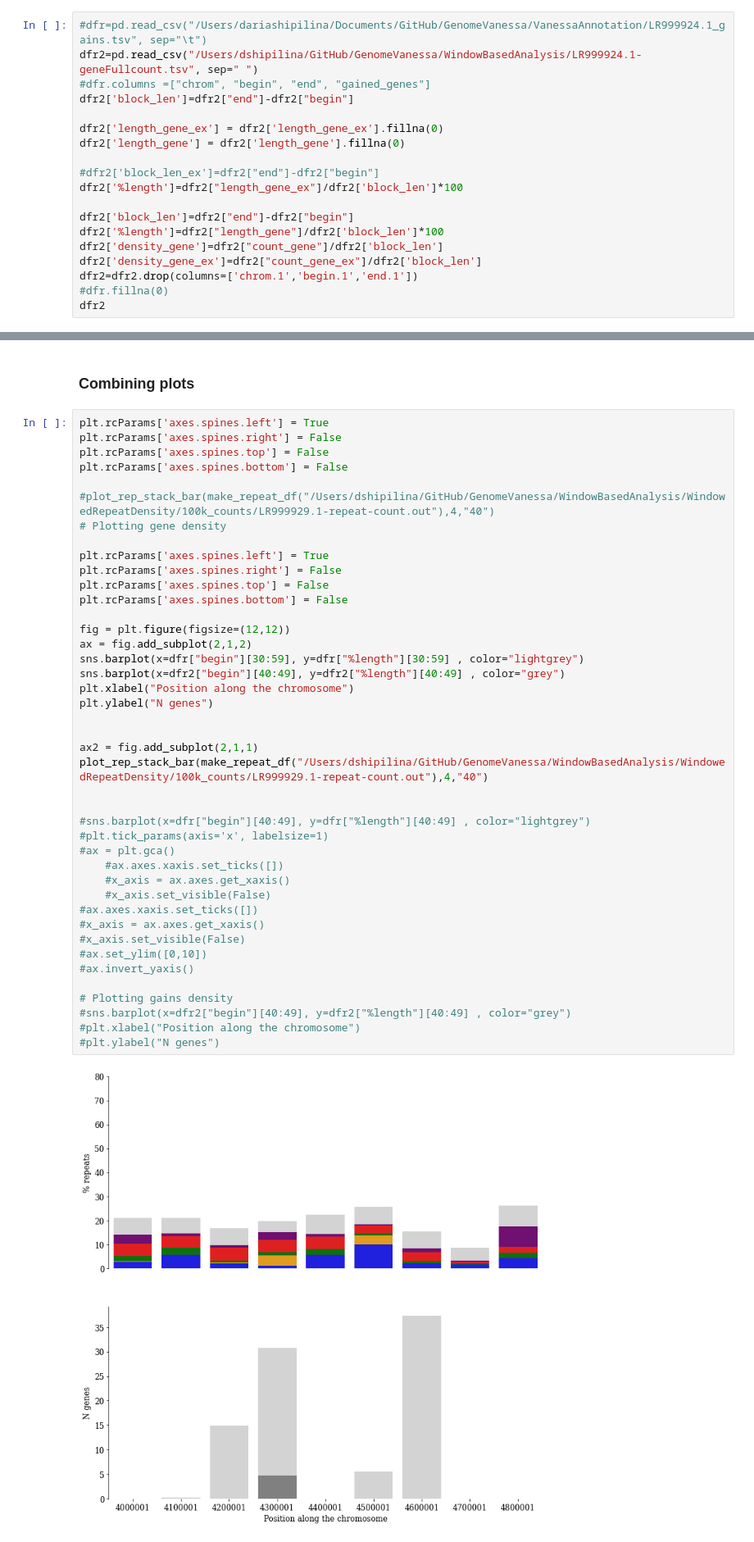
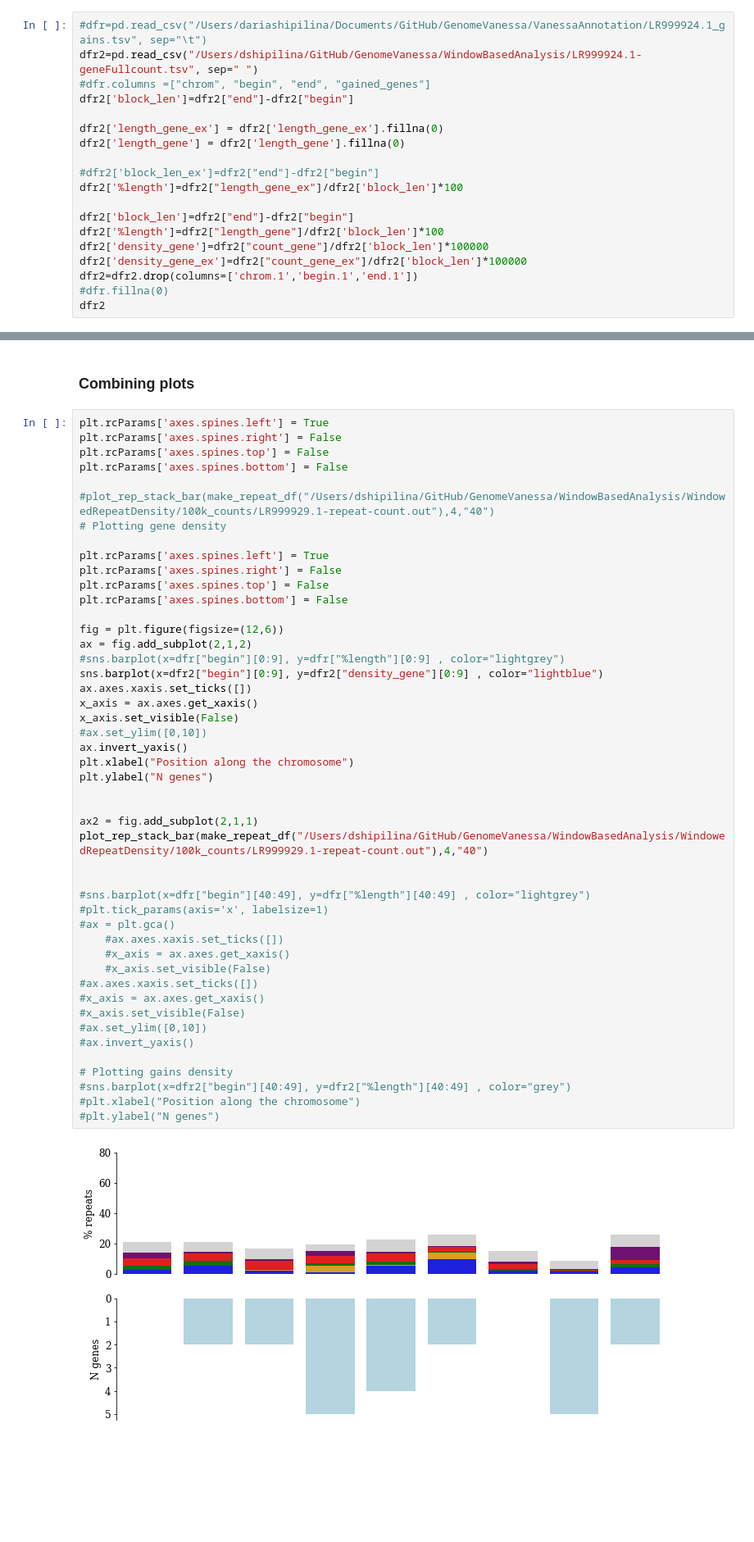
Before and after one commit to DaSh-bash/GenomeVanessa, a Jupyter notebook: Figures/VanessaGenomeFigures.ipynb, the cells around one changed output, grey strips where cells are left out. Shown: that part at 82% size. Cells and saved outputs as stored; diff of their text form; blank space fills up the shorter version.

```diff
--- a/Figures/VanessaGenomeFigures.ipynb
+++ b/Figures/VanessaGenomeFigures.ipynb
@@ -680,8 +680,8 @@ dfr2['%length']=dfr2["length_gene_ex"]/dfr2['block_len']*100
 
 dfr2['block_len']=dfr2["end"]-dfr2["begin"]
 dfr2['%length']=dfr2["length_gene"]/dfr2['block_len']*100
-dfr2['density_gene']=dfr2["count_gene"]/dfr2['block_len']
-dfr2['density_gene_ex']=dfr2["count_gene_ex"]/dfr2['block_len']
+dfr2['density_gene']=dfr2["count_gene"]/dfr2['block_len']*100000
+dfr2['density_gene_ex']=dfr2["count_gene_ex"]/dfr2['block_len']*100000
 dfr2=dfr2.drop(columns=['chrom.1','begin.1','end.1'])
 #dfr.fillna(0)
 dfr2
@@ -719,37 +719,42 @@ plt.rcParams['axes.spines.left'] = True
 plt.rcParams['axes.spines.right'] = False
 plt.rcParams['axes.spines.top'] = False
 plt.rcParams['axes.spines.bottom'] = False
 
-fig = plt.figure(figsize=(12,12))
+fig = plt.figure(figsize=(12,6))
 ax = fig.add_subplot(2,1,2)
-sns.barplot(x=dfr["begin"][30:59], y=dfr["%length"][30:59] , color="lightgrey")
-sns.barplot(x=dfr2["begin"][40:49], y=dfr2["%length"][40:49] , color="grey")
+#sns.barplot(x=dfr["begin"][0:9], y=dfr["%length"][0:9] , color="lightgrey")
+sns.barplot(x=dfr2["begin"][0:9], y=dfr2["density_gene"][0:9] , color="lightblue")
+ax.axes.xaxis.set_ticks([])
+x_axis = ax.axes.get_xaxis()
+x_axis.set_visible(False)
+#ax.set_ylim([0,10])
+ax.invert_yaxis()
 plt.xlabel("Position along the chromosome")
 plt.ylabel("N genes")
 
 
 ax2 = fig.add_subplot(2,1,1)
 plot_rep_stack_bar(make_repeat_df("/Users/dshipilina/GitHub/GenomeVanessa/WindowBasedAnalysis/WindowedRepeatDensity/100k_counts/LR999929.1-repeat-count.out"),4,"40")
 
 
 #sns.barplot(x=dfr["begin"][40:49], y=dfr["%length"][40:49] , color="lightgrey")
 #plt.tick_params(axis='x', labelsize=1)
 #ax = plt.gca()
     #ax.axes.xaxis.set_ticks([])
     #x_axis = ax.axes.get_xaxis()
     #x_axis.set_visible(False)
 #ax.axes.xaxis.set_ticks([])
 #x_axis = ax.axes.get_xaxis()
 #x_axis.set_visible(False)
 #ax.set_ylim([0,10])
 #ax.invert_yaxis()
 
 # Plotting gains density
 #sns.barplot(x=dfr2["begin"][40:49], y=dfr2["%length"][40:49] , color="grey")
 #plt.xlabel("Position along the chromosome")
 #plt.ylabel("N genes")
 # %% [output]
-[figure, old version]
+[figure, new version]
 # %%
 fig = plt.figure(figsize=(12,12))
 ax = fig.add_subplot(2,1,1)
```
